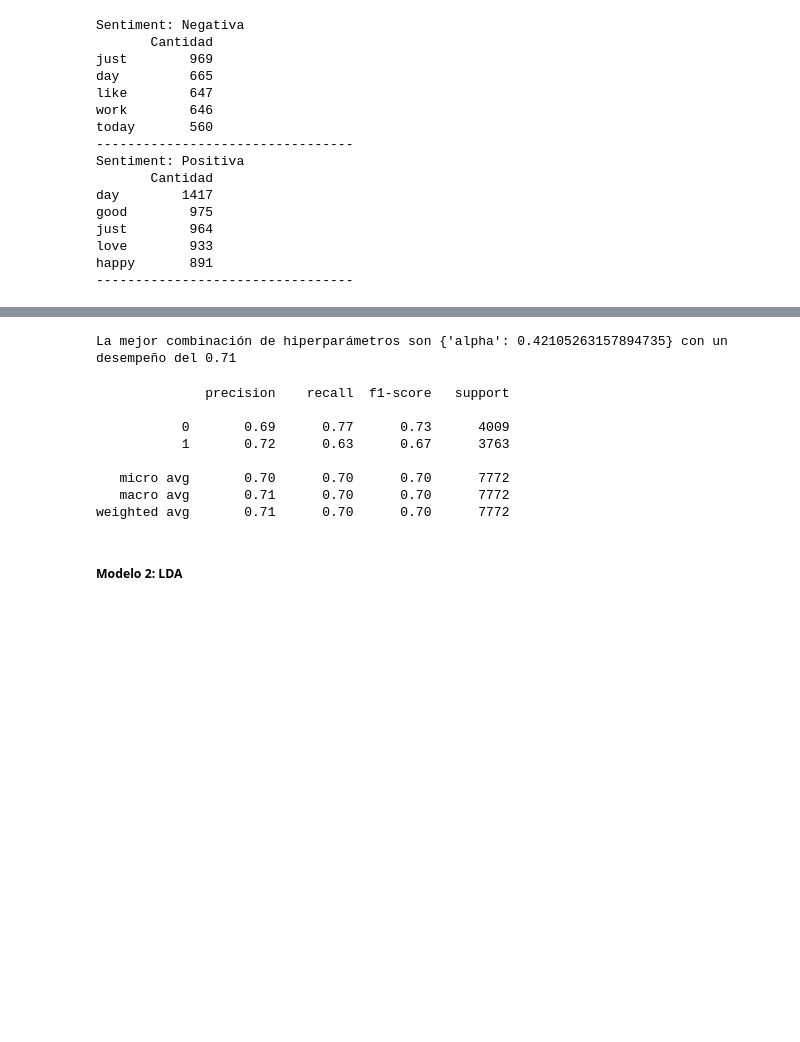
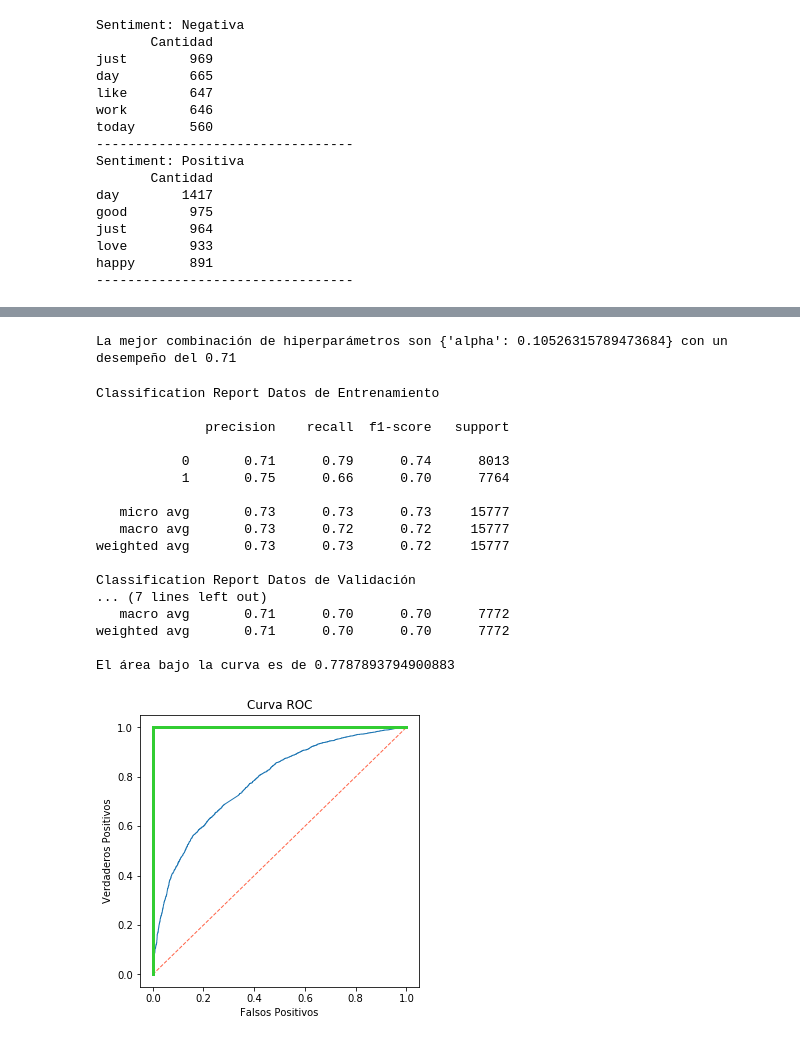
Before and after one commit to jvaldesh/data_science, a Jupyter notebook: 03_machine_learning/Prueba 1/Julio Valdés - Prueba 1. Análisis de Sentimientos de Twitter.ipynb, the cells around one changed output, grey strips where cells are left out. Saved outputs shown, nothing was run; the diff lists cells and outputs as text; code cells hidden in the pictures; blank space fills up the shorter version.

```diff
--- a/03_machine_learning/Prueba 1/Julio Valdés - Prueba 1. Análisis de Sentimientos de Twitter.ipynb
+++ b/03_machine_learning/Prueba 1/Julio Valdés - Prueba 1. Análisis de Sentimientos de Twitter.ipynb
@@ -237,0 +260,12 @@ X_train, X_test, y_train, y_test = train_test_split(df['content'], df['sentiment
+# %%
+def roc_curve_plot(y_test, y_pred_pr):
+    false_positive, true_positive, threshold = roc_curve(y_test, y_pred_pr[:, 1])
+    plt.figure(figsize=(5, 5))
+    plt.title('Curva ROC')
+    plt.plot(false_positive, true_positive, lw=1)
+    plt.plot([0, 1], ls="--", lw=1, c='tomato')
+    plt.plot([0, 0], [1, 0] , c='limegreen', lw=3), plt.plot([1, 1] , c='limegreen', lw=3)
+    plt.ylabel('Verdaderos Positivos')
+    plt.xlabel('Falsos Positivos')
+    auc_score = roc_auc_score(y_test, y_pred_pr[:, 1])
+    print("El área bajo la curva es de {}".format(auc_score))
@@ -238,29 +275,43 @@ X_train, X_test, y_train, y_test = train_test_split(df['content'], df['sentiment
 # %%
 grid_search_cv = Pipeline([
-    ('cv', CountVectorizer(stop_words = stopwords.words('english'), max_features = 500, preprocessor = preprocesamiento)),
+    ('cv', CountVectorizer(stop_words = sw, max_features = 500, preprocessor = preprocesamiento)),
     ('grid', GridSearchCV(BernoulliNB(), param_grid = dict(alpha = np.linspace(0, 2, 20)[1:]), cv = 5, n_jobs=-1))
 ])
 grid_search_cv.fit(X_train, y_train)
 grid_step = grid_search_cv.named_steps['grid']
 print("La mejor combinación de hiperparámetros son %s con un desempeño del %0.2f" % (grid_step.best_params_, grid_step.best_score_))
 # %% [output]
-La mejor combinación de hiperparámetros son {'alpha': 0.42105263157894735} con un desempeño del 0.71
+La mejor combinación de hiperparámetros son {'alpha': 0.10526315789473684} con un desempeño del 0.71
 # %%
 pipeline_model1 = Pipeline([
-    ('cv', CountVectorizer(stop_words = stopwords.words('english'), max_features = 500, preprocessor = preprocesamiento)),
+    ('cv', CountVectorizer(stop_words = sw, max_features = 500, preprocessor = preprocesamiento)),
     ('bernoulli', BernoulliNB(alpha = 0.42))
 ])
 pipeline_model1.fit(X_train, y_train)
-y_hat = pipeline_model1.predict(X_test)
-print(classification_report(y_test, y_hat))
+print("Classification Report Datos de Entrenamiento\n")
+train_pred = pipeline_model1.predict(X_train)
+print(classification_report(y_train, train_pred))
+print("Classification Report Datos de Validación\n")
+test_pred = pipeline_model1.predict(X_test)
+print(classification_report(y_test, test_pred))
+test_pred_proba = pipeline_model1.predict_proba(X_test)
+roc_curve_plot(y_test, test_pred_proba)
 # %% [output]
+Classification Report Datos de Entrenamiento
+
               precision    recall  f1-score   support
 
-           0       0.69      0.77      0.73      4009
-           1       0.72      0.63      0.67      3763
+           0       0.71      0.79      0.74      8013
+           1       0.75      0.66      0.70      7764
 
-   micro avg       0.70      0.70      0.70      7772
+   micro avg       0.73      0.73      0.73     15777
+   macro avg       0.73      0.72      0.72     15777
+weighted avg       0.73      0.73      0.72     15777
+
+Classification Report Datos de Validación
+... (7 lines left out)
    macro avg       0.71      0.70      0.70      7772
 weighted avg       0.71      0.70      0.70      7772
+
+El área bajo la curva es de 0.7787893794900883
+[figure, added]
-# %% [markdown]
-##### Modelo 2: LDA
```
Also changed, not shown: parts of 36 cells of this notebook.
